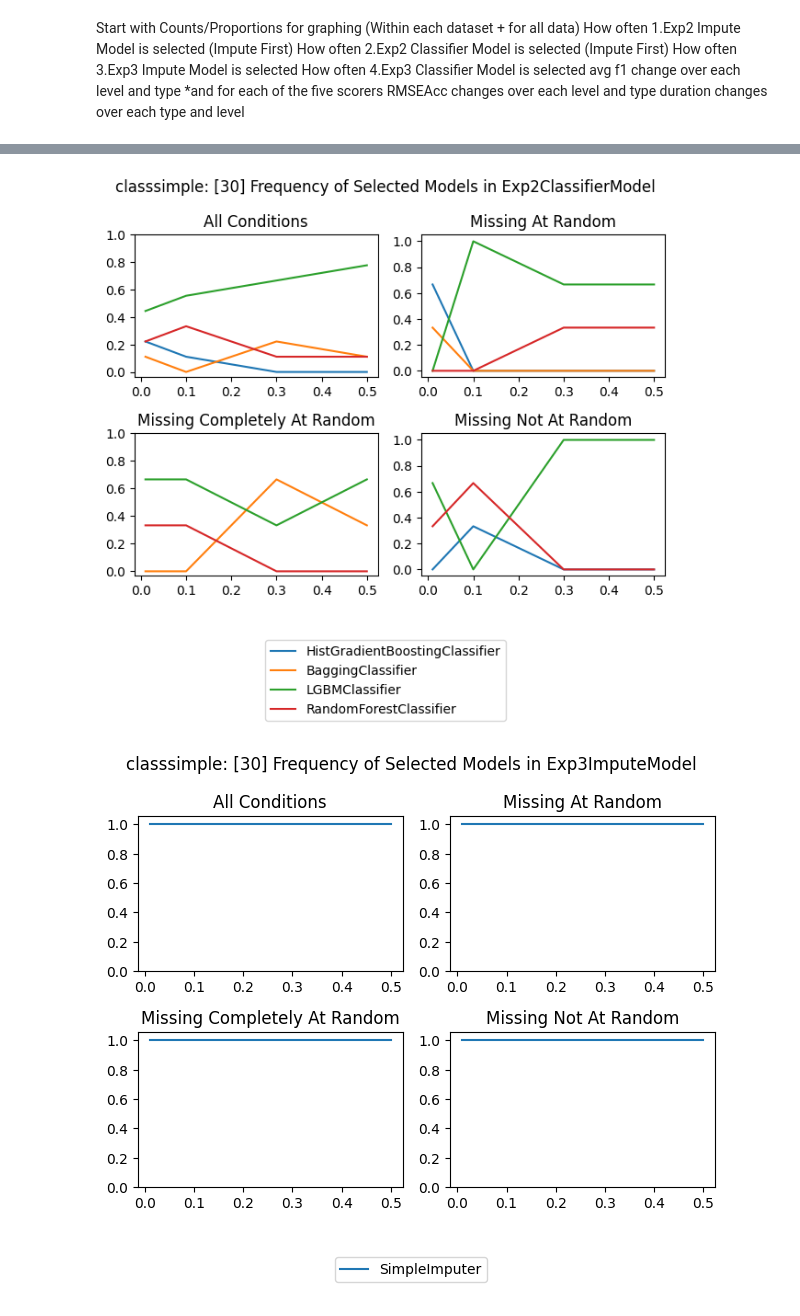
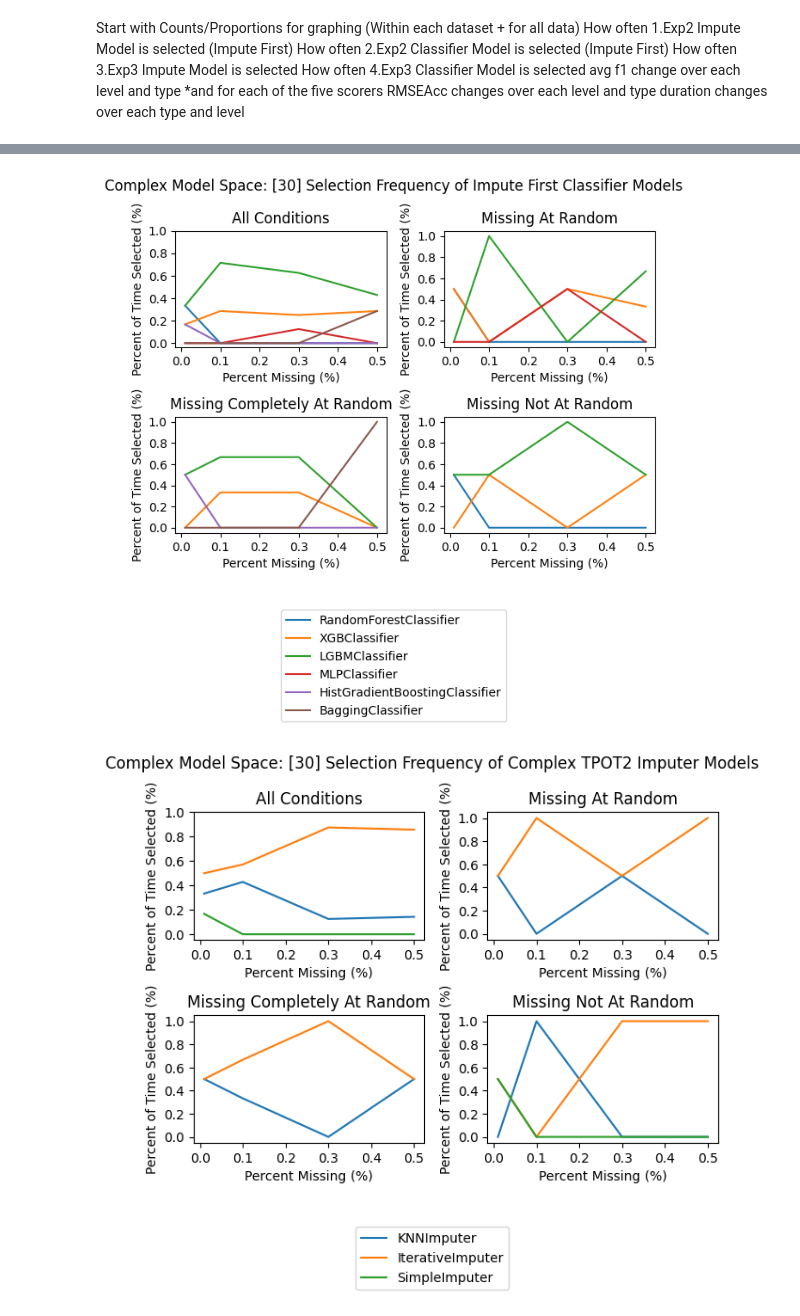
Before and after one commit to gketronDS/tpot2_addition, a Jupyter notebook: ImputerExperiments/Locally_run_code/Class_analysis.ipynb, the cells around one changed output, grey strips where cells are left out. Saved outputs shown, nothing was run; the diff lists cells and outputs as text; code cells hidden in the pictures.

```diff
--- a/ImputerExperiments/Locally_run_code/Class_analysis.ipynb
+++ b/ImputerExperiments/Locally_run_code/Class_analysis.ipynb
@@ -25,7 +26,7 @@ convert_dict = {'DatasetID': int}
 class_data = class_data.astype(convert_dict)
 class_data.head(5)
 
-class_data = class_data.sort_values(by=['Exp_Name','Condition', 'Level', 'Triplicate'], ascending=True)
+class_data = class_data.sort_values(by=['Condition', 'Level', 'Triplicate'], ascending=True)
 class_data.head(-1)
 
 #print(class_data[(class_data.Exp_Name == 'classfull') & (class_data.Level == '0.01')]['Exp2ImputeModel'].value_counts())
@@ -107,13 +108,18 @@ def display_model_proportions(df, exp, savepath, complex = False, dataset_list=N
     if complex:
         name = 'classfull'
         temp = temp[temp.Exp_Name == name]
+        subtitle = 'Complex'
 
     else:
         name = 'classsimple'
         temp = temp[temp.Exp_Name == name]
+        subtitle = 'Simple'
 
 
     xvals = [0.01, 0.1, 0.3, 0.5]
+    xlabel = 'Percent Missing (%)'
+    ylabel = 'Percent of Time Selected (%)'
+
     all_models = {}
     mar_models = {}
     mcar_models = {}
@@ -122,12 +128,16 @@ def display_model_proportions(df, exp, savepath, complex = False, dataset_list=N
     match exp:
         case 1:
            pipe = 'Exp2ImputeModel'
+           title = 'Impute First Imputer Models'
         case 2:
             pipe = 'Exp2ClassifierModel'
+            title = 'Impute First Classifier Models'
         case 3:
             pipe = 'Exp3ImputeModel'
+            title = subtitle+' TPOT2 Imputer Models'
         case 4:
             pipe = 'Exp3ClassifierModel'
+            title = subtitle+' TPOT2 Classifier Models'
 
     for model in temp[pipe].unique():
         new_list = []
@@ -178,18 +188,26 @@ def display_model_proportions(df, exp, savepath, complex = False, dataset_list=N
             save = i
 
     a[0][0].set_title('All Conditions')
+    a[0][0].set_xlabel(xlabel)
+    a[0][0].set_ylabel(ylabel)
     a[0][0].set_xticks(np.arange(0, 0.6, 0.1))
     a[0][0].set_yticks(np.arange(0, 1.1, 0.2))
     a[0][1].set_title('Missing At Random')
+    a[0][1].set_xlabel(xlabel)
+    a[0][1].set_ylabel(ylabel)
     a[0][1].set_xticks(np.arange(0, 0.6, 0.1))
     a[0][1].set_yticks(np.arange(0, 1.1, 0.2))
     a[1][0].set_title('Missing Completely At Random')
+    a[1][0].set_xlabel(xlabel)
+    a[1][0].set_ylabel(ylabel)
     a[1][0].set_xticks(np.arange(0, 0.6, 0.1))
     a[1][0].set_yticks(np.arange(0, 1.1, 0.2))
     a[1][1].set_title('Missing Not At Random')
+    a[1][1].set_xlabel(xlabel)
+    a[1][1].set_ylabel(ylabel)
     a[1][1].set_xticks(np.arange(0, 0.6, 0.1))
     a[1][1].set_yticks(np.arange(0, 1.1, 0.2))
-    fig.suptitle(name+': '+ str(dataset_list)+' Frequency of Selected Models in ' + pipe)
+    fig.suptitle(subtitle+' Model Space: '+ str(dataset_list)+' Selection Frequency of ' + title)
     lgd=fig.legend(loc='upper center', bbox_to_anchor=(0.5, -0.05))
     fig.tight_layout()
     #fig.savefig(savepath + name+'_'+ str(dataset_list)+'_'+pipe+'.png', bbox_extra_artists=(lgd,), bbox_inches='tight')
@@ -197,5 +215,5 @@ def display_model_proportions(df, exp, savepath, complex = False, dataset_list=N
     return
 # %%
 for i in range(1,5):
-    display_model_proportions(class_data, exp=i, complex=False, savepath='/Users/gabrielketron/tpot2_addimputers/tpot2/ImputerExperiments/data/c/Saved_Analysis/', dataset_list=[30])
+    display_model_proportions(class_data, exp=i, complex=True, savepath='/Users/gabrielketron/tpot2_addimputers/tpot2/ImputerExperiments/data/c/Saved_Analysis/', dataset_list=[30])
 # %% [output]
@@ -203,2 +221,2 @@ for i in range(1,5):
-[figure, old version]
+[figure, new version]
-[figure, old version]
+[figure, new version]
```
Also changed, not shown: parts of 11 cells of this notebook.
